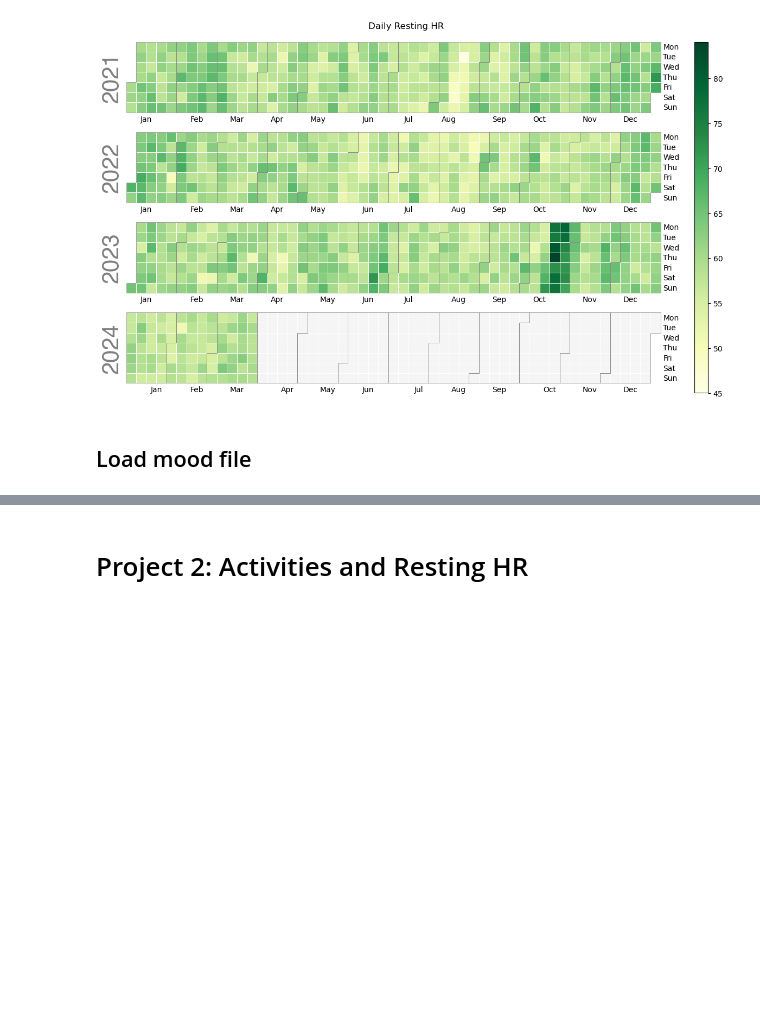
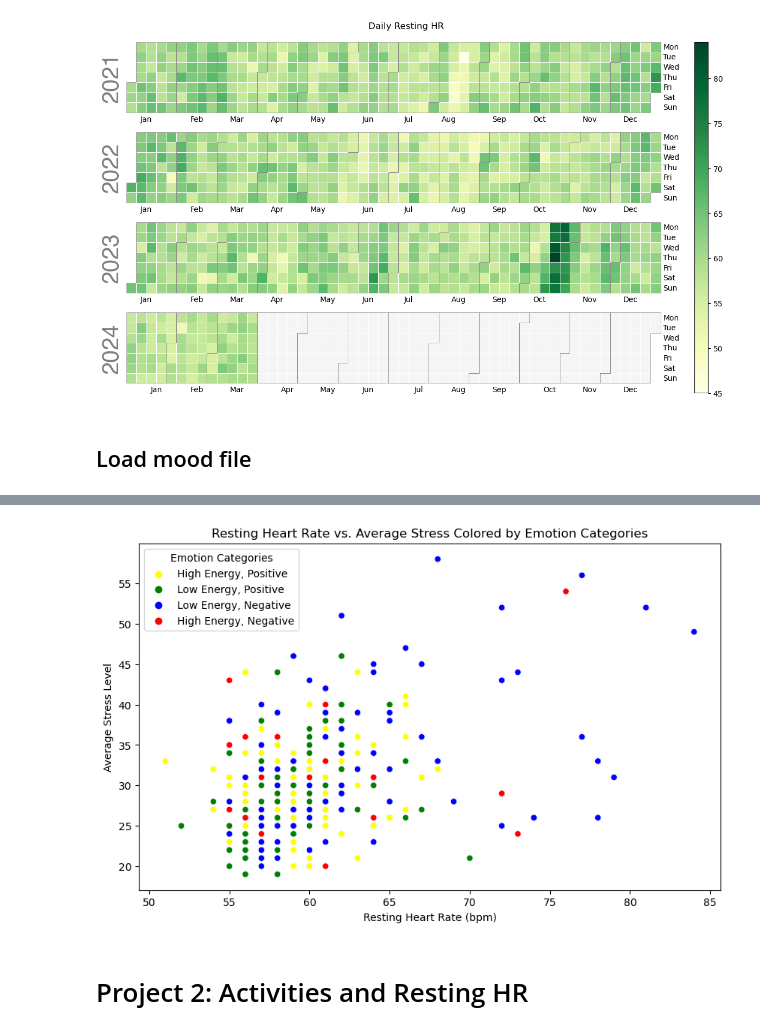
Before and after one commit to cats-and-the-city/playground, a Jupyter notebook: GarminDataStressWellnessActivities.ipynb, the cells around one changed output, grey strips where cells are left out. Saved outputs shown, nothing was run; the diff lists cells and outputs as text; code cells hidden in the pictures; blank space fills up the shorter version.

Commit message:
Added some Mood scatter with resting HR and stress

```diff
--- a/GarminDataStressWellnessActivities.ipynb
+++ b/GarminDataStressWellnessActivities.ipynb
@@ -319,7 +317,6 @@ health_df['Sick'] = False
 
 # Set 'Sick' to True for the specific date ranges
 health_df.loc['2023-10-12':'2023-10-30', 'Sick'] = True
-health_df.loc['2022-01-03':'2022-01-05', 'Sick'] = True
 # %%
 health_df
 # %% [output]
@@ -553,0 +732,20 @@ emot_df
+# %%
+# Compute daily averages if not already present
+daily_health = health_df.groupby(health_df.index.date).agg({
+    'average_stress': 'mean',
+    'resting_HR': 'mean'
+})
+
+# Since the index is dates, convert it back to a regular column for easier merging later
+daily_health.reset_index(inplace=True)
+daily_health.rename(columns={'index': 'Date'}, inplace=True)
+
+# Ensure JustDate is in the proper date format if needed
+daily_health['Date'] = pd.to_datetime(daily_health['Date']).dt.date
+# %%
+# Ensure the Date conversion in emot_df is only keeping the date part
+emot_df['Date'] = pd.to_datetime(emot_df['Date']).dt.date
+
+# Now merge emot_df with daily_health on 'JustDate'
+merged_df = pd.merge(emot_df, daily_health, how='left', left_on='Date', right_on='Date')
+merged_df
@@ -554,3 +766,24 @@ emot_df
+# %%
+import seaborn as sns
+
+# Define colors for categories
+category_colors = {
+    'High Energy, Positive': 'yellow',
+    'High Energy, Negative': 'red',
+    'Low Energy, Positive': 'green',
+    'Low Energy, Negative': 'blue'
+}
+
+# Create a scatter plot of resting HR vs. average stress colored by Emotion Category
+plt.figure(figsize=(10, 6))
+sns.scatterplot(data=merged_df, x='resting_HR', y='average_stress', hue='EmotionCat', palette=category_colors)
+plt.title('Resting Heart Rate vs. Average Stress Colored by Emotion Categories')
+plt.xlabel('Resting Heart Rate (bpm)')
+plt.ylabel('Average Stress Level')
+plt.legend(title='Emotion Categories')
+plt.show()
+# %% [output]
+[figure, added]
 # %% [markdown]
 # Project 2: Activities and Resting HR
 # %% [markdown]
```
Also changed, not shown: parts of 9 cells of this notebook.
